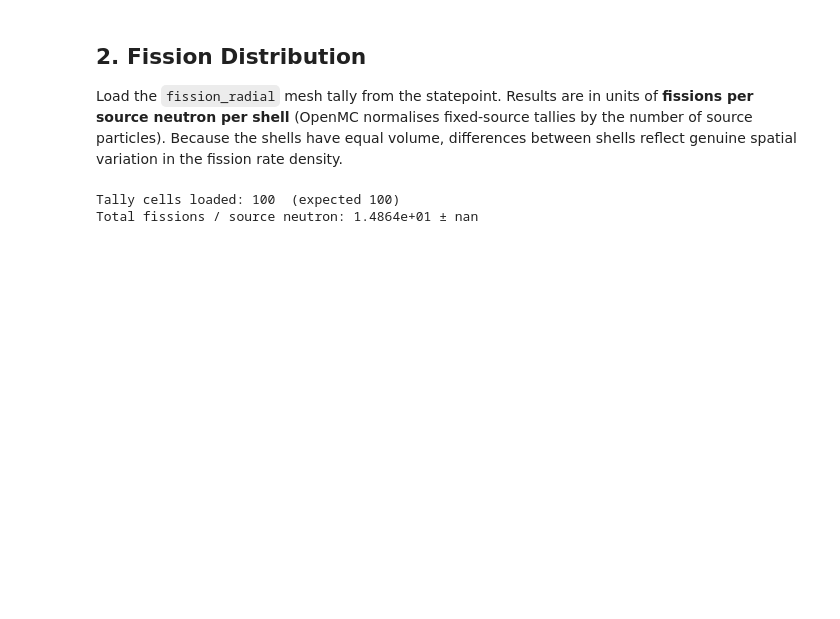
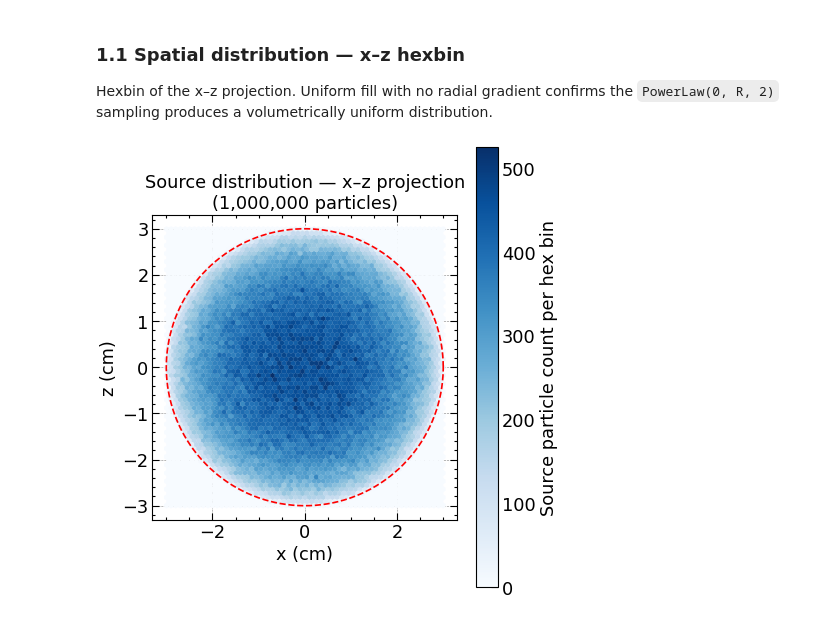
Before and after one commit to itaybnv/openmc-initiation-project, a Jupyter notebook: project/analysis/notebooks/rossi_meshing_analysis.ipynb, the cells around one changed output. Cells and saved outputs as stored; diff of their text form; code cells hidden in the pictures; blank space fills up the shorter version.

```diff
--- a/project/analysis/notebooks/rossi_meshing_analysis.ipynb
+++ b/project/analysis/notebooks/rossi_meshing_analysis.ipynb
@@ -12,15 +10,13 @@ Two sections:
 # %%
-import os
 from pathlib import Path
 
 import matplotlib.pyplot as plt
 import numpy as np
 import openmc
-import openmc.lib
-import pandas as pd
 import scienceplots
+from scipy import stats as sp_stats
 
-from project.core.rossi_mesh import CORE_RADIUS, N_RADIAL, make_fission_mesh
+from project.core.rossi_mesh import CORE_RADIUS, N_RADIAL, N_THETA, make_fission_mesh
 
 plt.style.use(["science", "notebook", "grid", "high-vis"])
 
@@ -28,10 +24,17 @@ RESULTS_DIR = Path("../../results/rossi-meshing-simulation").resolve()
 FIGURES_DIR = Path("../outputs/figures/rossi_meshing")
 FIGURES_DIR.mkdir(parents=True, exist_ok=True)
 
-mesh    = make_fission_mesh()
+# Reconstruct mesh
+mesh = make_fission_mesh()
 r_edges = np.asarray(mesh.r_grid)
-r_mid   = 0.5 * (r_edges[:-1] + r_edges[1:])
+theta_edges = np.asarray(mesh.theta_grid)
+r_mid = 0.5 * (r_edges[:-1] + r_edges[1:])
 
-print(f"Mesh: {N_RADIAL} equal-volume radial shells, r ∈ [0, {CORE_RADIUS}] cm")
+# Load pre-generated source
+df_src = openmc.read_source_file(str(RESULTS_DIR / "initial_source.h5")).to_dataframe()
+mesh_ids = np.load(RESULTS_DIR / "source_mesh_ids.npy")
+
+print(f"Mesh: {N_RADIAL} radial × {N_THETA} theta = {N_RADIAL * N_THETA:,} equal-volume cells")
+print(f"Source particles loaded: {len(df_src):,}")
 print(f"Results dir: {RESULTS_DIR}")
 # %% [output]
@@ -166,18 +60,25 @@ Relative std across shells: 0.966%  (expected ≈ 1.000% from Poisson noise)
-# %% [markdown]
-## 2. Fission Distribution
-
-Load the `fission_radial` mesh tally from the statepoint.  Results are in units of
-**fissions per source neutron per shell** (OpenMC normalises fixed-source tallies by
-the number of source particles).  Because the shells have equal volume, differences
-between shells reflect genuine spatial variation in the fission rate density.
-# %%
-sp      = openmc.StatePoint(str(RESULTS_DIR / "statepoint.1.h5"))
-tally   = sp.get_tally(name="fission_radial")
-mean    = tally.mean.flatten()      # shape: (N_RADIAL,)
-std_dev = tally.std_dev.flatten()
-
-print(f"Tally cells loaded: {len(mean)}  (expected {N_RADIAL})")
-print(f"Total fissions / source neutron: {mean.sum():.4e} ± {np.sqrt((std_dev**2).sum()):.4e}")
-# %% [output]
-Tally cells loaded: 100  (expected 100)
-Total fissions / source neutron: 1.4864e+01 ± nan
+# %% [markdown]
+### 1.1 Spatial distribution — x–z hexbin
+
+Hexbin of the x–z projection. Uniform fill with no radial gradient confirms
+the `PowerLaw(0, R, 2)` sampling produces a volumetrically uniform distribution.
+# %%
+theta_ring = np.linspace(0, 2 * np.pi, 300)
+
+fig, ax = plt.subplots(figsize=(6, 6), dpi=80)
+hb = ax.hexbin(x, z, gridsize=60, cmap="Blues", linewidths=0.2)
+plt.colorbar(hb, ax=ax, label="Source particle count per hex bin")
+ax.plot(
+    CORE_RADIUS * np.cos(theta_ring),
+    CORE_RADIUS * np.sin(theta_ring),
+    "r--", lw=1.5,
+)
+ax.set_aspect("equal")
+ax.set_xlabel("x (cm)")
+ax.set_ylabel("z (cm)")
+ax.set_title(f"Source distribution — x–z projection\n({len(df_src):,} particles)")
+plt.tight_layout()
+plt.savefig(FIGURES_DIR / "source_xz_hexbin.png", dpi=300, bbox_inches="tight")
+plt.show()
+# %% [output]
+[figure, added]
```
Also changed, not shown: parts of 19 cells of this notebook.
